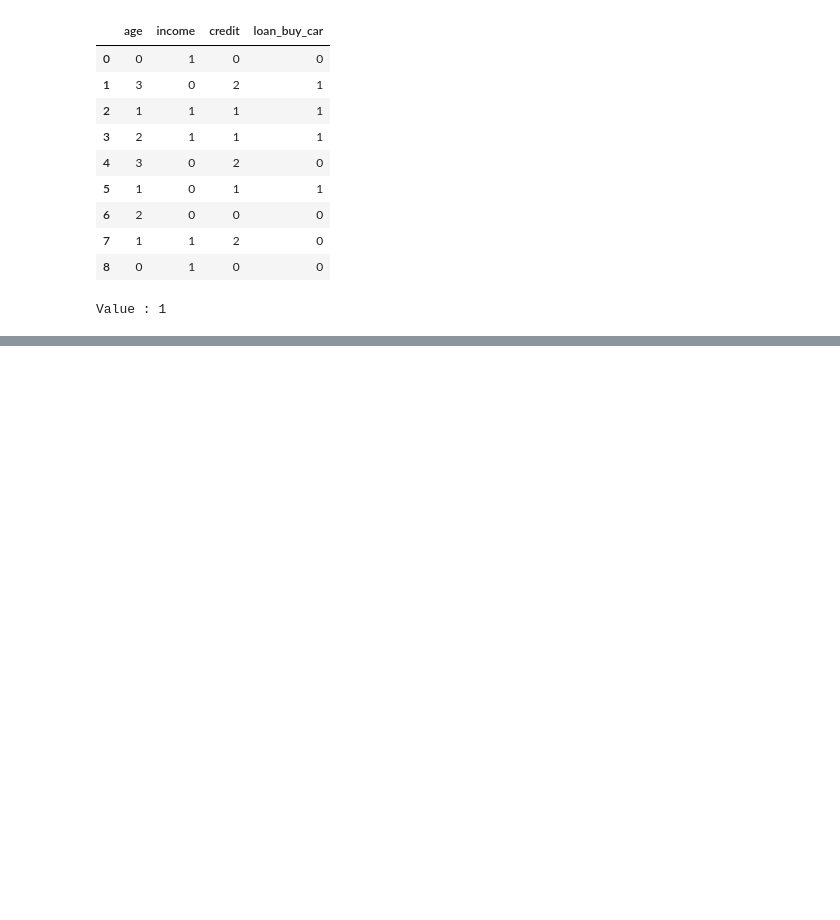
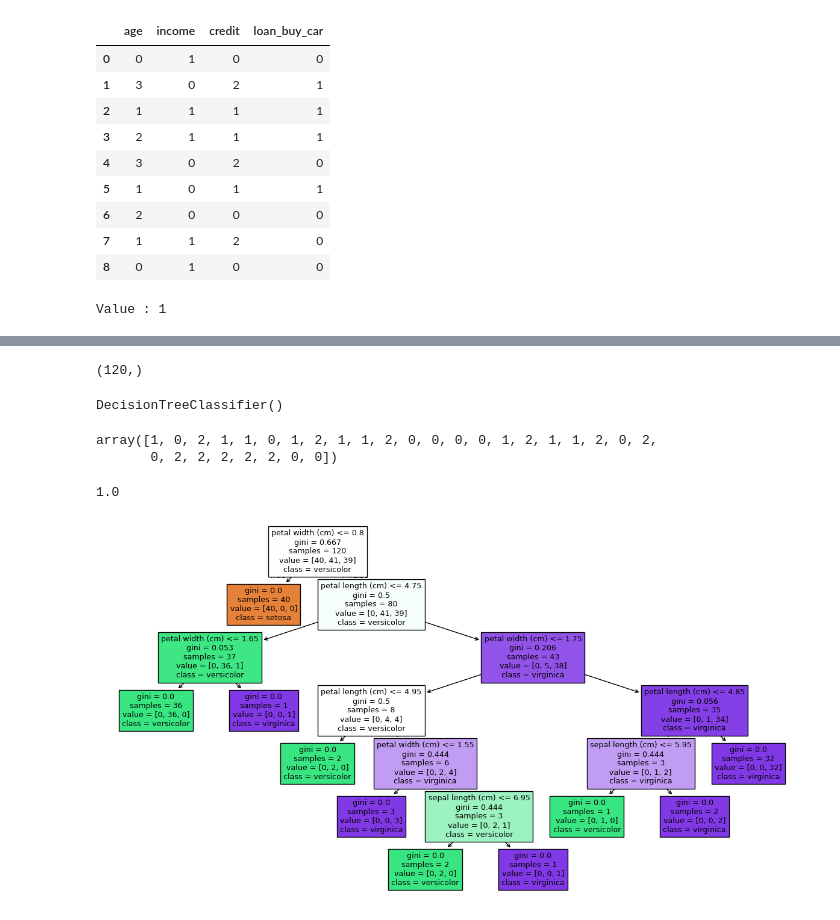
Before and after one commit to faisu6339-glitch/Machine-learning, a Jupyter notebook: decisiontree_pyinb.ipynb, the cells around one changed output, grey strips where cells are left out. Drawn from its saved outputs; the diff is of its cells as text; code cells hidden in the pictures; blank space fills up the shorter version.

```diff
--- a/decisiontree_pyinb.ipynb
+++ b/decisiontree_pyinb.ipynb
@@ -398,0 +706,4 @@ Value : 1
+# %%
+X=iris.data
+# %%
+y=iris.target
@@ -398,0 +720,3 @@ Value : 1
+# %%
+from sklearn.model_selection import train_test_split
+X_train,X_test,y_train,y_test=train_test_split(X,y,test_size=0.2,random_state=42)
@@ -398,0 +731,10 @@ Value : 1
+# %%
+y_train.shape
+# %% [output]
+(120,)
+# %%
+from sklearn.tree import DecisionTreeClassifier
+clf=DecisionTreeClassifier()
+clf.fit(X_train,y_train)
+# %% [output]
+DecisionTreeClassifier()
@@ -398,0 +743,18 @@ Value : 1
+# %%
+y_pred
+# %% [output]
+array([1, 0, 2, 1, 1, 0, 1, 2, 1, 1, 2, 0, 0, 0, 0, 1, 2, 1, 1, 2, 0, 2,
+       0, 2, 2, 2, 2, 2, 0, 0])
+# %%
+from sklearn.metrics import accuracy_score
+accuracy_score(y_test,y_pred)
+# %% [output]
+1.0
+# %%
+from sklearn.tree import plot_tree
+import matplotlib.pyplot as plt
+plt.figure(figsize=(15,8))
+plot_tree(clf,feature_names=iris.feature_names,class_names=iris.target_names,filled=True)
+plt.show()
+# %% [output]
+[figure, added]
```
Also changed, not shown: parts of 46 cells of this notebook.
